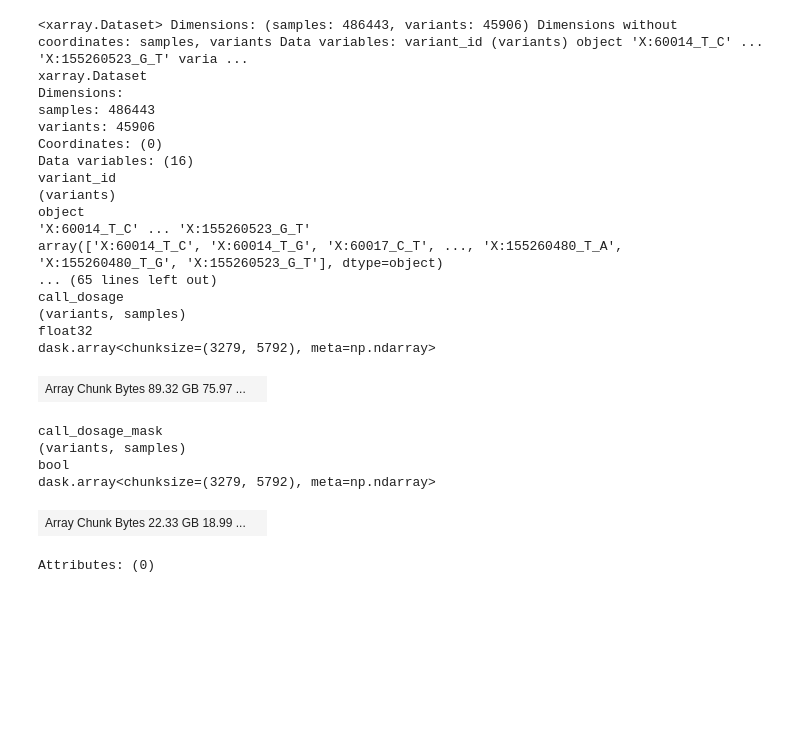
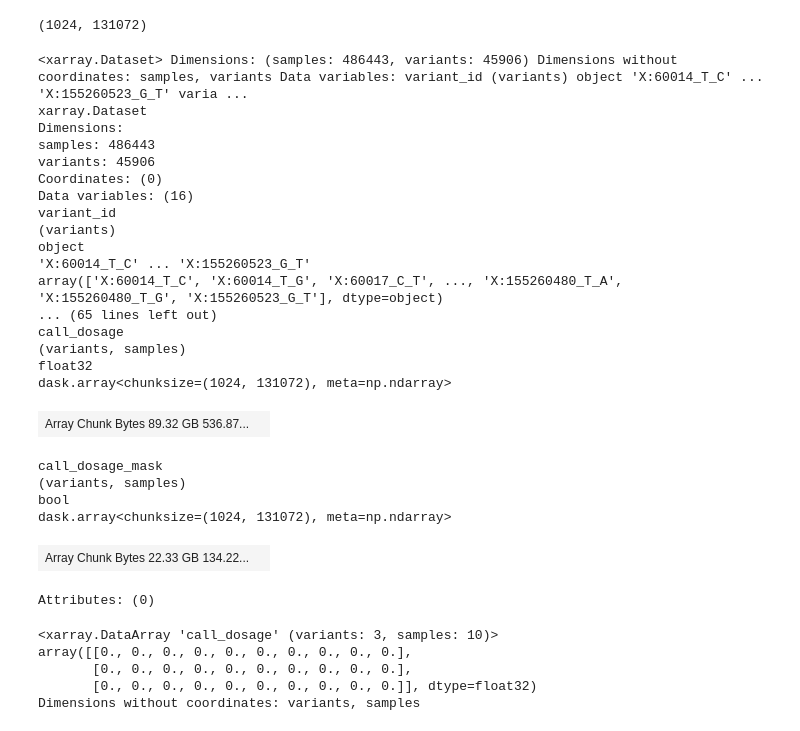
Before and after one commit to related-sciences/ukb-gwas-pipeline-nealelab, a Jupyter notebook: dev/bgen_to_zarr.ipynb, the cells around one changed output. Saved outputs shown, nothing was run; the diff lists cells and outputs as text; code cells hidden in the pictures; blank space fills up the shorter version.

Commit message:
Bgen pipeline

```diff
--- a/dev/bgen_to_zarr.ipynb
+++ b/dev/bgen_to_zarr.ipynb
@@ -20,34 +26,50 @@ from convert import BGENPaths, Contig, load_bgen, load_bgen_samples, load_bgen_d
+# %%
+n_bytes = 536870912 # 512MiB
+#n_bytes = 268435456 # 256MiB
+n_variants = 1024
+n_samples = (n_bytes // 4) // n_variants
+n_variants, n_samples
+# %% [output]
+(1024, 131072)
 # %%
 paths = BGENPaths(
     bgen_path='/home/eczech/data/rs-ukb-local/bgen/ukb_imp_chrXY_v3.bgen',
     variants_path='/home/eczech/data/rs-ukb-local/bgen/ukb_mfi_chrXY_v3.txt',
     samples_path='/home/eczech/data/rs-ukb-local/bgen/ukb59384_imp_chrXY_v3_s486331.sample',
 )
 contig = Contig(index=25, name='XY')
-ds = load_bgen(paths, contig)
+ds = load_bgen(paths, contig, chunks=(n_variants, n_samples))
 ds
 # %% [output]
 <xarray.Dataset> Dimensions: (samples: 486443, variants: 45906) Dimensions without coordinates: samples, variants Data variables: variant_id (variants) object 'X:60014_T_C' ... 'X:155260523_G_T' varia ...
 xarray.Dataset
 Dimensions:
 samples: 486443
 variants: 45906
 Coordinates: (0)
 Data variables: (16)
 variant_id
 (variants)
 object
 'X:60014_T_C' ... 'X:155260523_G_T'
 array(['X:60014_T_C', 'X:60014_T_G', 'X:60017_C_T', ..., 'X:155260480_T_A', 'X:155260480_T_G', 'X:155260523_G_T'], dtype=object)
 ... (65 lines left out)
 call_dosage
 (variants, samples)
 float32
-dask.array<chunksize=(3279, 5792), meta=np.ndarray>
+dask.array<chunksize=(1024, 131072), meta=np.ndarray>
-| Array Chunk Bytes 89.32 GB 75.97 ... |  |
+| Array Chunk Bytes 89.32 GB 536.87... |  |
 call_dosage_mask
 (variants, samples)
 bool
-dask.array<chunksize=(3279, 5792), meta=np.ndarray>
+dask.array<chunksize=(1024, 131072), meta=np.ndarray>
-| Array Chunk Bytes 22.33 GB 18.99 ... |  |
+| Array Chunk Bytes 22.33 GB 134.22... |  |
 Attributes: (0)
+# %%
+ds['call_dosage'][:3, :10].compute()
+# %% [output]
+<xarray.DataArray 'call_dosage' (variants: 3, samples: 10)>
+array([[0., 0., 0., 0., 0., 0., 0., 0., 0., 0.],
+       [0., 0., 0., 0., 0., 0., 0., 0., 0., 0.],
+       [0., 0., 0., 0., 0., 0., 0., 0., 0., 0.]], dtype=float32)
+Dimensions without coordinates: variants, samples
```
Also changed, not shown: parts of 24 cells of this notebook, 9 other files.
